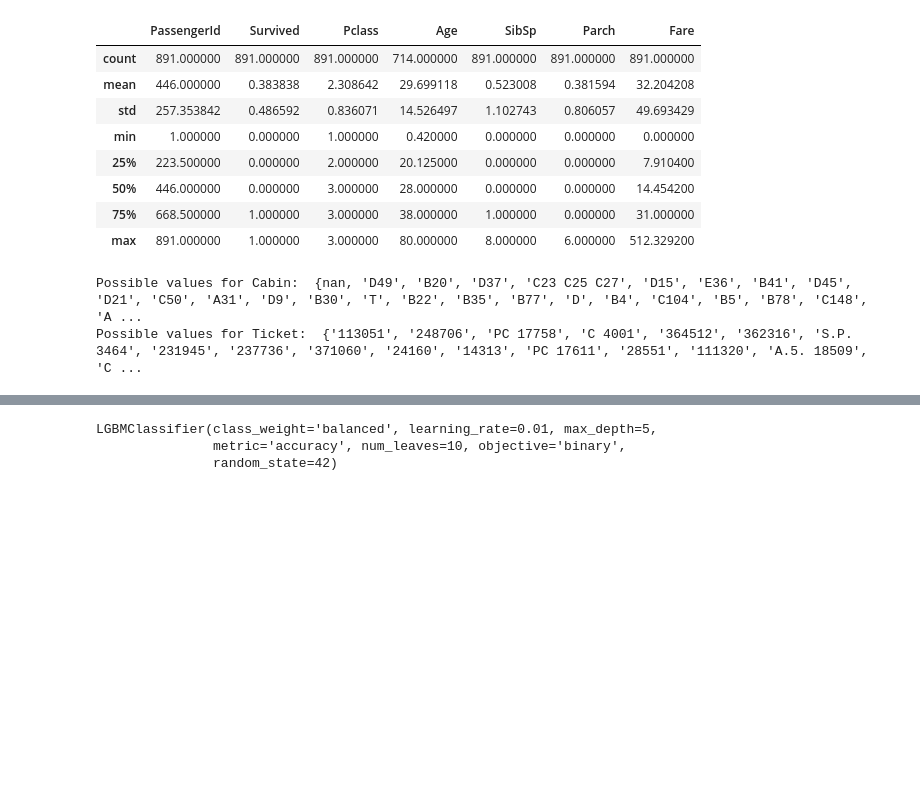
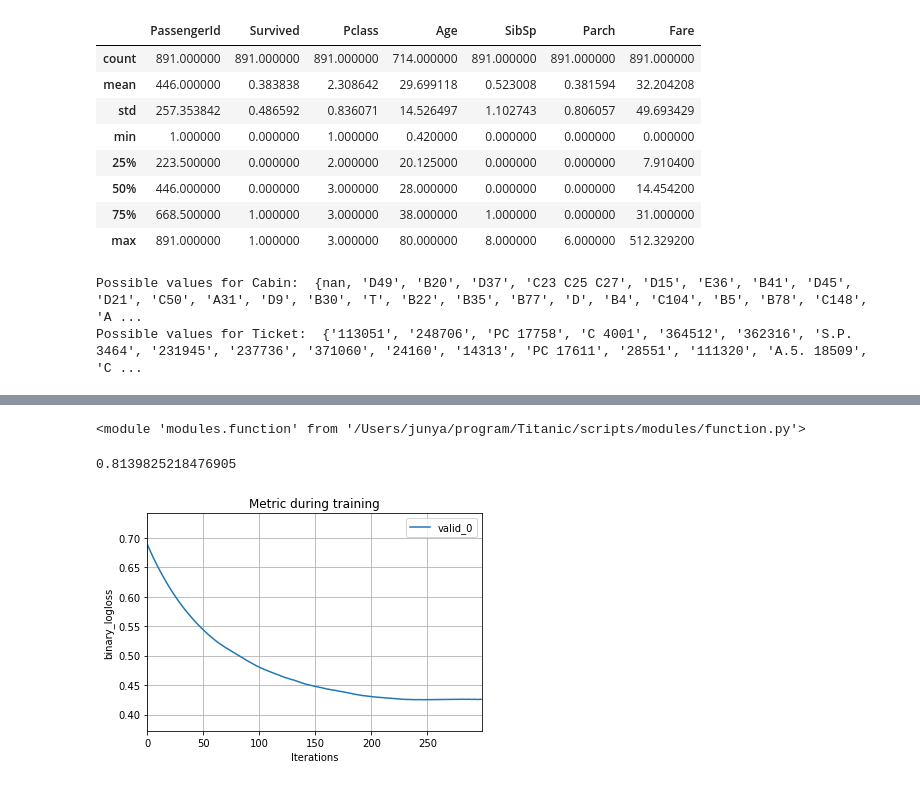
Before and after one commit to junya737/Titanic, a Jupyter notebook: scripts/main.ipynb, the cells around one changed output, grey strips where cells are left out. Drawn from its saved outputs; the diff is of its cells as text; code cells hidden in the pictures; blank space fills up the shorter version.

Commit message:
Make function that gets cross_val_score using LightGBM with early stopping

```diff
--- a/scripts/main.ipynb
+++ b/scripts/main.ipynb
@@ -112,5 +105,38 @@ train_data_raw.head()
 # %%
+x_train2, x_test2, y_train2, y_test2=train_test_split(x_train, y_train, test_size=0.1, shuffle=True, random_state=42)
+x_train2 = x_train2.to_numpy()
+y_train2 = y_train2.to_numpy()
-# %% [output]
-LGBMClassifier(class_weight='balanced', learning_rate=0.01, max_depth=5,
-               metric='accuracy', num_leaves=10, objective='binary',
-               random_state=42)
+# %%
+x = x_train2
+y = y_train2
+
+
+params = {
+        'boosting_type': 'gbdt',
+        'objective': 'binary',
+        'metric': 'accuracy',
+        'num_leaves': 10,
+        "max_depth": 5,
+        'learning_rate': 0.01,
+        'n_estimators': 10000,
+        'random_state': 42,
+        "class_weight": "balanced"
+            }
+
+clf = lgb.LGBMClassifier(**params)
+
+n_splits = 3
+cv = KFold(n_splits=n_splits, shuffle=True, random_state=42)
+cv = StratifiedKFold(
+        n_splits=n_splits, shuffle=True, random_state=42)
+# %% [output]
+<module 'modules.function' from '/Users/junya/program/Titanic/scripts/modules/function.py'>
+# %%
+function.cross_val_score_lgbm_earlystopping(clf, x_train2, y_train2, cv)
+# %% [output]
+0.8139825218476905
+# %%
+lgb.plot_metric(clf)
+plt.show()
+# %% [output]
+[figure, added]
```
Also changed, not shown: parts of 3 cells of this notebook, 1 other file.
